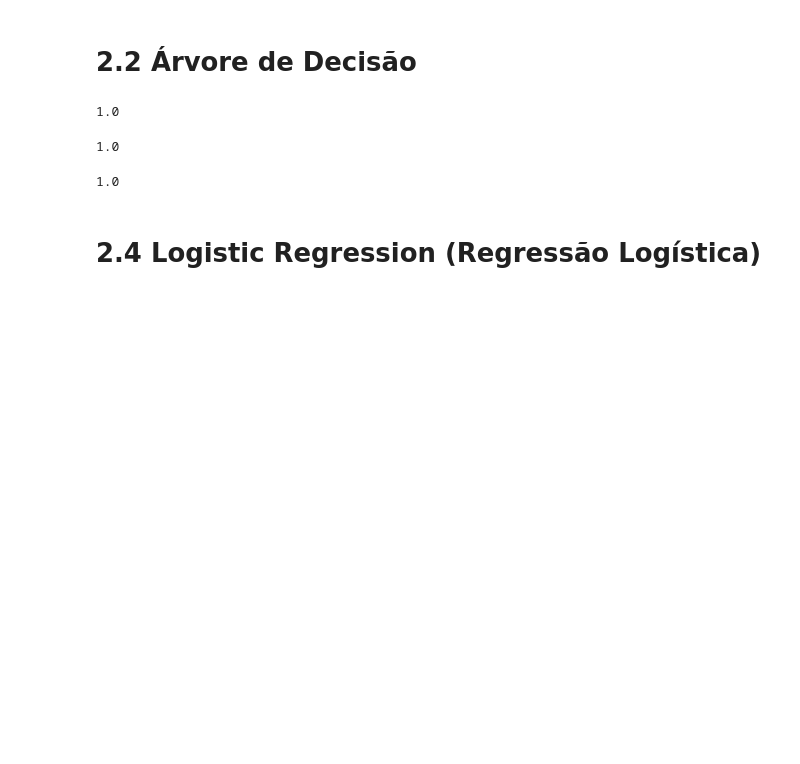
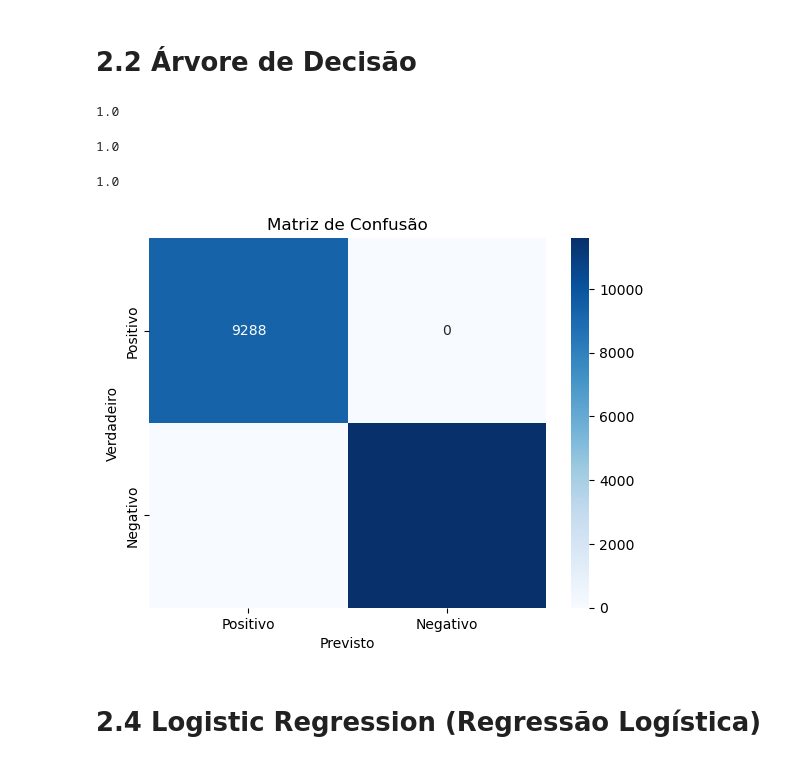
Before and after one commit to filipefreitas011/accsadml43-grupo2-etapaA, a Jupyter notebook: modelo.ipynb, the cells around one changed output. Cells and saved outputs as stored; diff of their text form; code cells hidden in the pictures; blank space fills up the shorter version.

```diff
--- a/modelo.ipynb
+++ b/modelo.ipynb
@@ -203,6 +235,23 @@ print(precision_score(y_teste,pred_Arvore))
 print(recall_score(y_teste,pred_Arvore))
 # %% [output]
 1.0
+# %%
+# Calcula a matriz de confusão
+cma = confusion_matrix(y_teste, pred_Arvore)
+
+# Define rótulos para os eixos
+labels = ['Positivo', 'Negativo']
+
+# Cria o mapa de cor da matriz
+sns.heatmap(cma, annot=True, cmap="Blues", fmt="d", xticklabels=labels, yticklabels=labels)
+
+# Adiciona eixos e title
+plt.xlabel("Previsto")
+plt.ylabel("Verdadeiro")
+plt.title("Matriz de Confusão")
+plt.show()
+# %% [output]
+[figure, added]
 # %% [markdown]
 # 2.4 Logistic Regression (Regressão Logística)
 # %%
```
Also changed, not shown: parts of 11 cells of this notebook.
